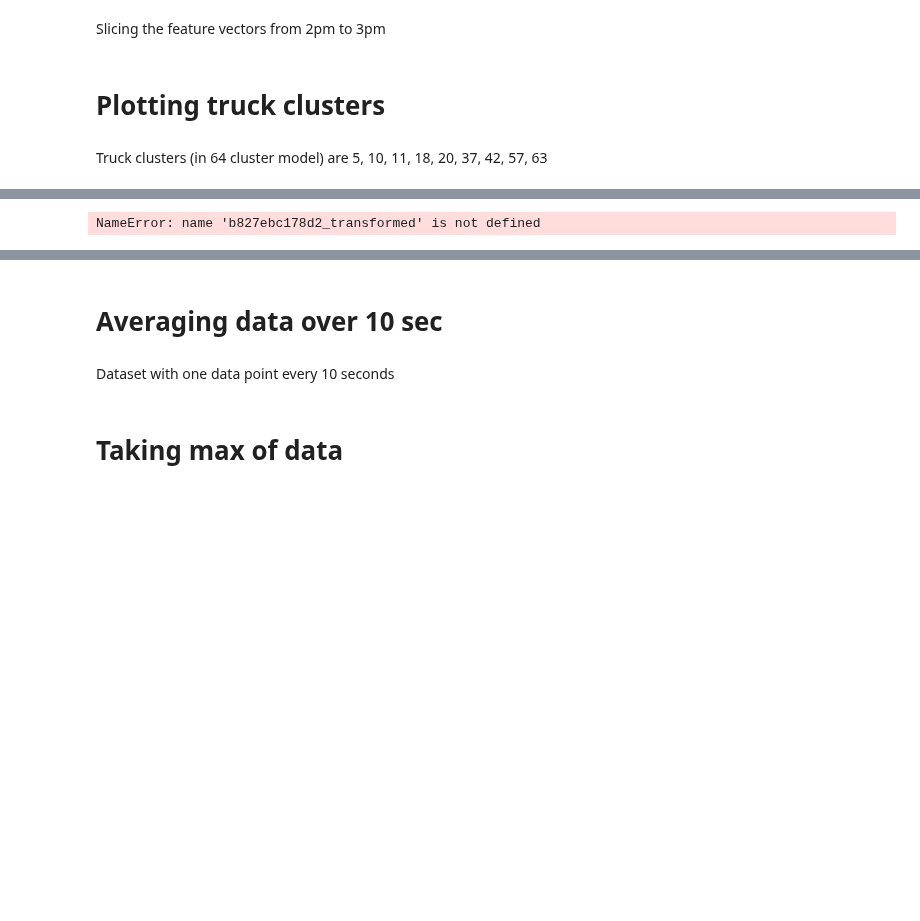
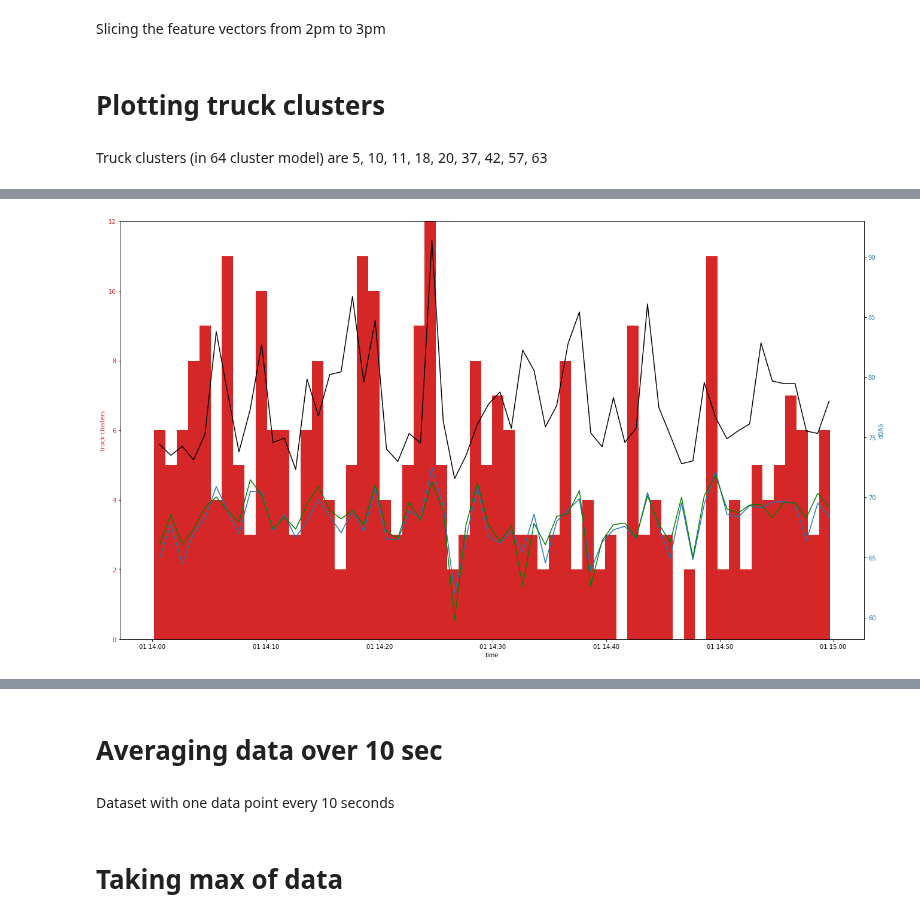
Before and after one commit to marin-hyatt/public-redhook-analysis, a Jupyter notebook: Truck_Analysis.ipynb, the cells around one changed output, grey strips where cells are left out. Cells and saved outputs as stored; diff of their text form; code cells hidden in the pictures; blank space fills up the shorter version.

```diff
--- a/Truck_Analysis.ipynb
+++ b/Truck_Analysis.ipynb
@@ -304,7 +316,7 @@ def plot_clusters(num_clusters, sensor_transformed, fit_arr, sensor_timestamps_d
     return bins
 # %%
 def plot_truck_clusters(num_clusters, sensor_transformed, fit_arr, sensor_timestamps_dt, spl_time, spl_dBAS_mean, \
-                  spl_dBAS_max, spl_dBAS_median, bin_arr, clusters_plot_arr):
+                  spl_dBAS_max, spl_dBAS_median, y_vals, bin_arr, clusters_plot_arr):
     """
     Plots a histogram of the frequency of cluster assignments over time for one sensor.
 
@@ -335,8 +347,8 @@ def plot_truck_clusters(num_clusters, sensor_transformed, fit_arr, sensor_timest
     spl_dBAS_median : array of floats
         Array of SPL values corresponding to spl_time, consisting of the median value from each minute.
 
-    num_bins : int
-        The number of bins to group the cluster frequency into.
+    y_vals : array of floats
+        array of y values used to calculate the ylim.
 
     bin_arr : array of floats
         Array of bin edges to group the cluster frequency into.
@@ -345,9 +357,9 @@ def plot_truck_clusters(num_clusters, sensor_transformed, fit_arr, sensor_timest
         The indices of the clusters to plot.
     """
     test = get_cluster_assignments(num_clusters, sensor_transformed, fit_arr)
-    y_vals = []
 
     total_timestamp_arr = []
+    y_maxes = [y_vals.max()] #list of all maxes of y values for each cluster number
     for cluster_num in clusters_plot_arr:
         cluster_mask = np.nonzero(test==cluster_num)
 
@@ -355,6 +367,7 @@ def plot_truck_clusters(num_clusters, sensor_transformed, fit_arr, sensor_timest
             continue
 
         timestamp_arr = np.asarray(sensor_timestamps_dt)[cluster_mask]
+#         total_timestamp_arr = [np.asarray(sensor_timestamps_dt)[cluster_mask] for timestamp in timestamp_arr]
         for timestamp in timestamp_arr:
             total_timestamp_arr.append(timestamp)
 
@@ -366,7 +379,7 @@ def plot_truck_clusters(num_clusters, sensor_transformed, fit_arr, sensor_timest
     ax1.set_ylabel('truck clusters', color=color)
 
     y, x, _ = ax1.hist(total_timestamp_arr, bins=bin_arr, color=color)
-    y_vals.append(y.max())
+    y_maxes.append(y.max()) #might need to fix later
     ax1.tick_params(axis='y', labelcolor=color)
 
 #     print(bins)
@@ -381,7 +394,7 @@ def plot_truck_clusters(num_clusters, sensor_transformed, fit_arr, sensor_timest
     ax2.tick_params(axis='y', labelcolor=color)
 
 #     axes = plt.gca()
-    ax1.set_ylim([0,max(y_vals)])
+    ax1.set_ylim([0,max(y_maxes)])
 
     fig.set_size_inches(18.5, 10.5)
     fig.tight_layout()
@@ -542,9 +558,9 @@ truck_clusters = [5, 10, 11, 18, 20, 37, 42, 57, 63]
 # %%
-plot_clusters(64, b827ebc178d2_transformed[hour_mask], projected_45[index], \
+plot_truck_clusters(64, b827ebc178d2_transformed[hour_mask], projected_45[index], \
                           b827ebc178d2_timestamps_dt_hour, minute_time_arr_hour, minute_dBAS_arr_hour, \
-                          minute_dBAS_max_hour, minute_dBAS_median_hour, hour_bins, truck_clusters)
+                          minute_dBAS_max_hour, minute_dBAS_median_hour, hour_y, hour_bins, truck_clusters)
 # %% [output]
-NameError: name 'b827ebc178d2_transformed' is not defined
+[figure, added]
 # %%
 plot_truck_clusters(64, b827ebc178d2_transformed[hour_mask], projected_45[index], \
                           b827ebc178d2_timestamps_dt_hour, minute_time_arr_hour, minute_dBAS_arr_hour, \
```
Also changed, not shown: parts of 9 cells of this notebook, 1 other file.
